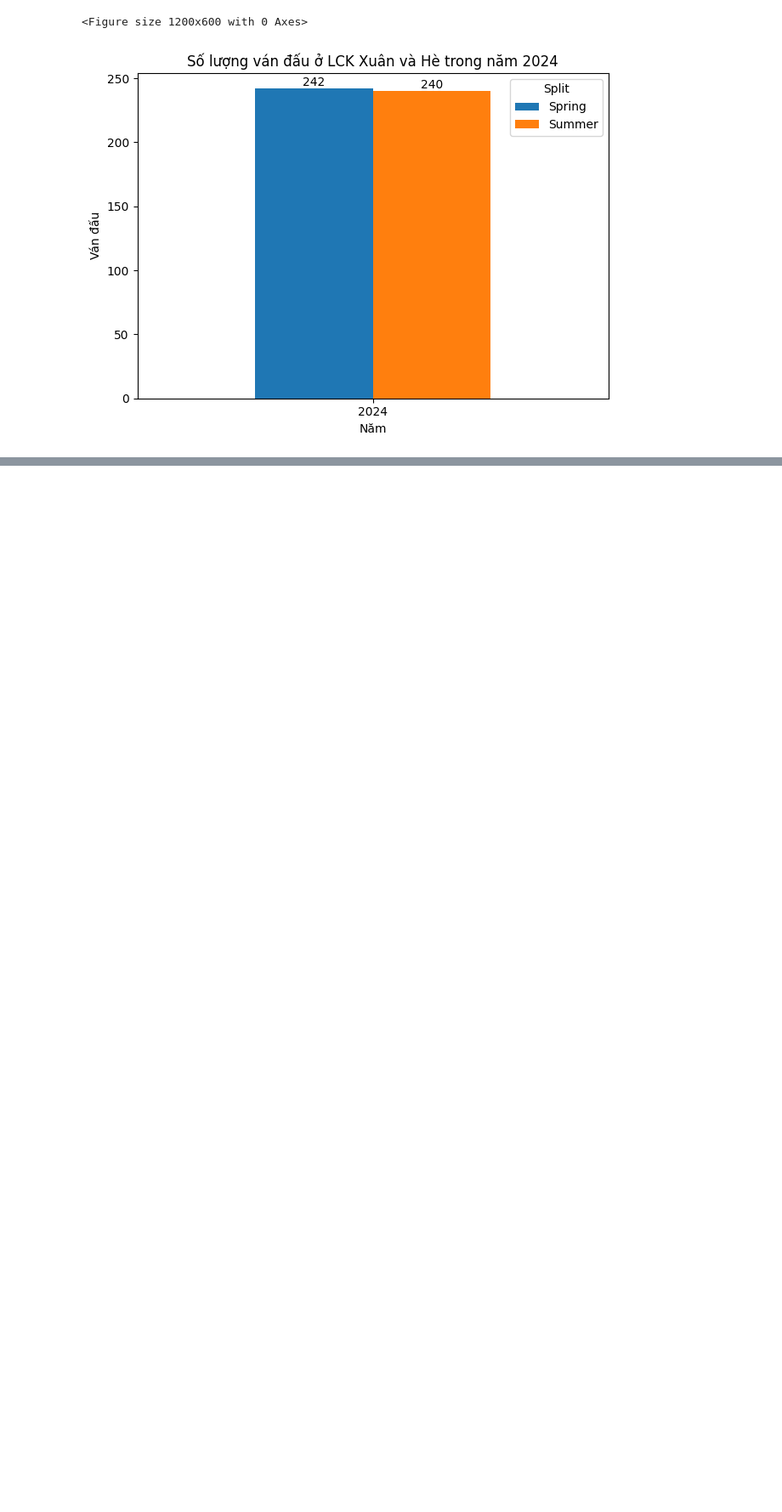
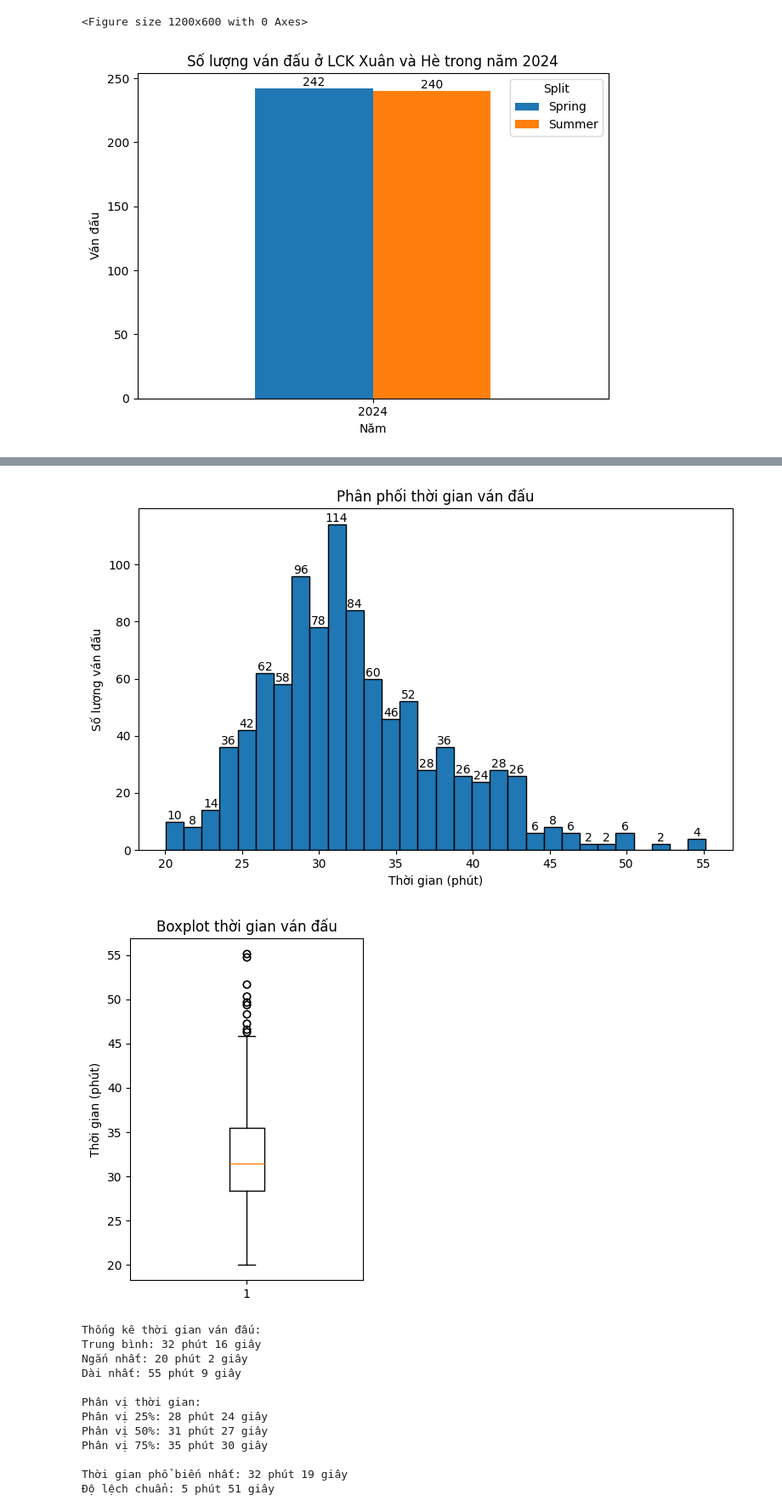
Before and after one commit to fromuit/IE224_Project, a Jupyter notebook: Source/EDA1.ipynb, the cells around one changed output, grey strips where cells are left out. Shown at 85% size. Drawn from its saved outputs; the diff is of its cells as text; code cells hidden in the pictures; blank space fills up the shorter version.

```diff
--- a/Source/EDA1.ipynb
+++ b/Source/EDA1.ipynb
@@ -113,0 +194,78 @@ b. Thống kê theo số lượng trận đấu (hậu tiền xử lý)
+# %%
+# Hàm chuyển đổi giây sang định dạng "X phút Y giây"
+def format_time(seconds):
+    minutes = seconds // 60
+    remaining_seconds = seconds % 60
+    return f"{int(minutes)} phút {int(remaining_seconds)} giây"
+
+# Tạo figure với 2 subplots
+plt.figure(figsize=(15, 5))
+
+# Subplot 1: Histogram
+plt.subplot(1, 2, 1)
+# Tạo histogram và lưu thông tin về bars
+counts, bins, patches = plt.hist(lck_data['gamelength']/60, bins=30, edgecolor='black')
+
+# Thêm nhãn giá trị lên đầu mỗi bar
+for count, patch in zip(counts, patches):
+    if count > 0:  # Chỉ hiển thị nhãn nếu có giá trị
+        plt.text(patch.get_x() + patch.get_width()/2,  # x position
+                count,                                  # y position
+                int(count),                            # label (converted to integer)
+                ha='center',                           # horizontal alignment
+                va='bottom')                           # vertical alignment
+
+plt.title('Phân phối thời gian ván đấu')
+plt.xlabel('Thời gian (phút)')
+plt.ylabel('Số lượng ván đấu')
+plt.tight_layout()
+plt.show()
+
+# Subplot 2: Boxplot
+plt.subplot(1, 2, 2)
+plt.boxplot(lck_data['gamelength']/60)
+plt.title('Boxplot thời gian ván đấu')
+plt.ylabel('Thời gian (phút)')
+
+plt.tight_layout()
+plt.show()
+
+# In thống kê với định dạng thời gian mới
+print("\nThống kê thời gian ván đấu:")
+mean_time = format_time(lck_data['gamelength'].mean())
+min_time = format_time(lck_data['gamelength'].min())
+max_time = format_time(lck_data['gamelength'].max())
+
+print(f"Trung bình: {mean_time}")
+print(f"Ngắn nhất: {min_time}")
+print(f"Dài nhất: {max_time}")
+
+# Thêm phân tích phân vị
+percentiles = [25, 50, 75]
+print("\nPhân vị thời gian:")
+for p in percentiles:
+    time_p = format_time(np.percentile(lck_data['gamelength'], p))
+    print(f"Phân vị {p}%: {time_p}")
+
+# Tính mode (thời gian phổ biến nhất)
+mode_time = format_time(lck_data['gamelength'].mode().iloc[0])
+print(f"\nThời gian phổ biến nhất: {mode_time}")
+
+# Tính độ lệch chuẩn
+std_time = format_time(lck_data['gamelength'].std())
+print(f"Độ lệch chuẩn: {std_time}")
+# %% [output]
+[figure, added]
+[figure, added]
+Thống kê thời gian ván đấu:
+Trung bình: 32 phút 16 giây
+Ngắn nhất: 20 phút 2 giây
+Dài nhất: 55 phút 9 giây
+
+Phân vị thời gian:
+Phân vị 25%: 28 phút 24 giây
+Phân vị 50%: 31 phút 27 giây
+Phân vị 75%: 35 phút 30 giây
+
+Thời gian phổ biến nhất: 32 phút 19 giây
+Độ lệch chuẩn: 5 phút 51 giây
```
Also changed, not shown: parts of 26 cells of this notebook, 1 other file.
